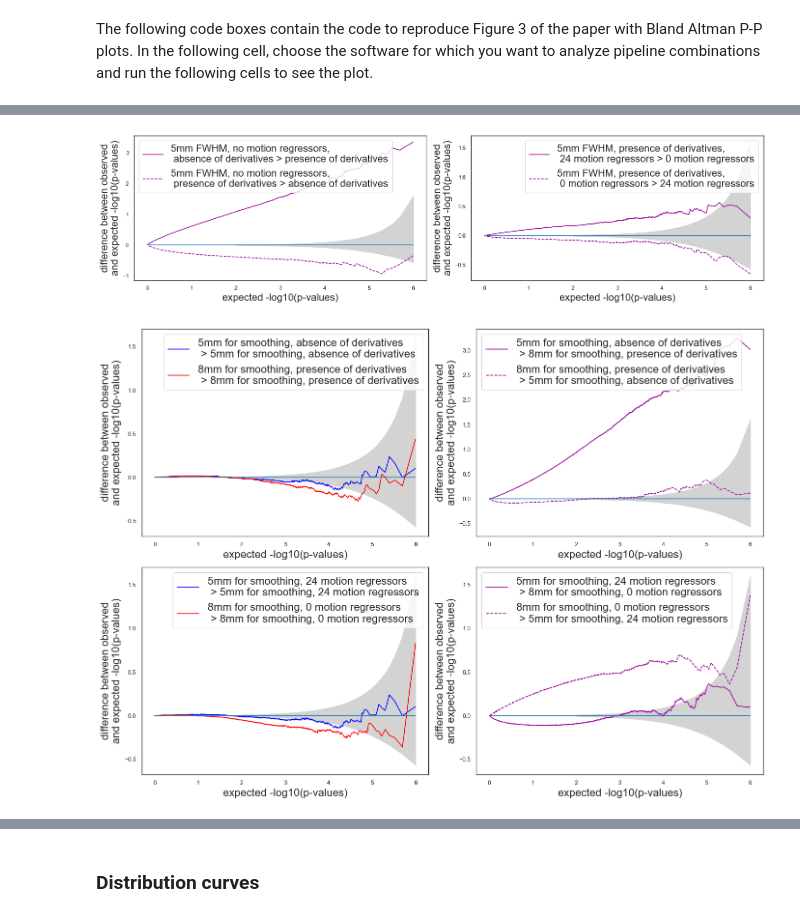
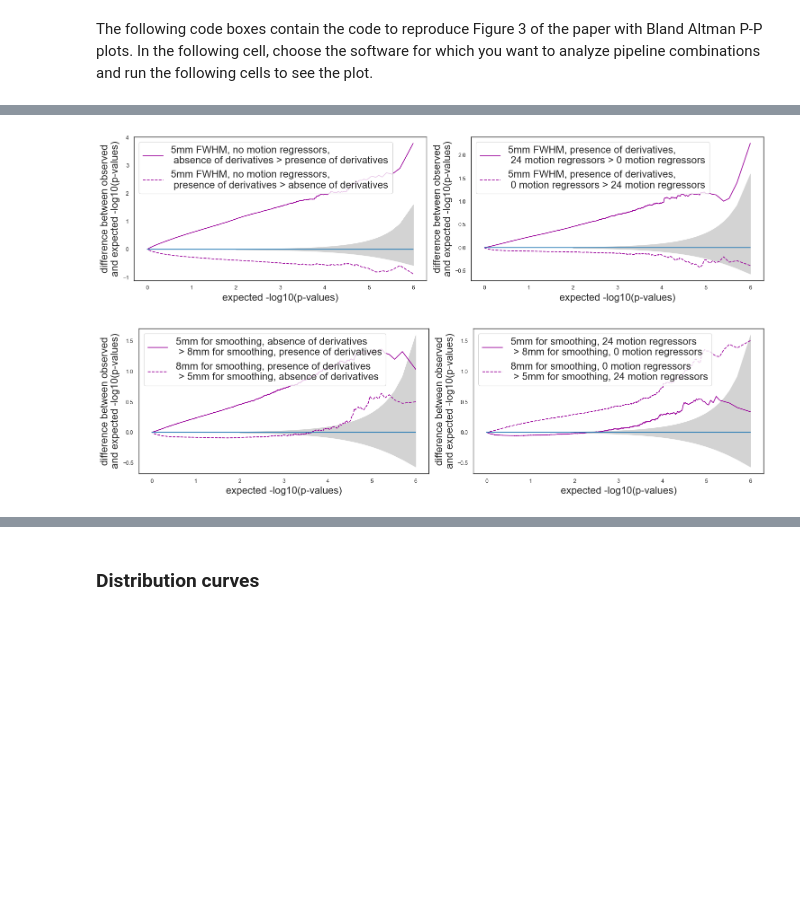
Before and after one commit to elodiegermani/pipeline_compatibility, a Jupyter notebook: results/notebook.ipynb, the cells around one changed output, grey strips where cells are left out. Cells and saved outputs as stored; diff of their text form; code cells hidden in the pictures; blank space fills up the shorter version.

```diff
--- a/results/notebook.ipynb
+++ b/results/notebook.ipynb
@@ -591,9 +620,6 @@ plt.show()
 # %%
 from lib import samples, plots
 import os
-
-soft = 'spm'
-
 
 figs, ax = plt.subplots(
     nrows=1,
@@ -647,41 +673,13 @@ figs.tight_layout()
 plt.savefig(f'../figures/pp-plots_{soft}-supplementary.png')
 plt.show()
 # %% [output]
-[figure, old version]
+[figure, new version]
 # %%
-soft = 'spm'
 
 figs, ax = plt.subplots(
-    nrows=2,
+    nrows=1,
     ncols=2,
-    figsize=(14, 10)
-)
-
-##### Smoothing + HRF derivatives
-data1_1, data1_2 = samples.voxel_concat_sample(
-    f'{soft}-5-24-0',
-    f'{soft}-5-24-0',
-    '../figures/samples/',
-    '/Volumes/hcp_pipelines_compatibility/figures'
-)
-
-data2_1, data2_2 = samples.voxel_concat_sample(
-    f'{soft}-8-24-1',
-    f'{soft}-8-24-1',
-    '../figures/samples/',
-    '/Volumes/hcp_pipelines_compatibility/figures'
-)
-
-title1 = '5mm for smoothing, absence of derivatives \n > 5mm for smoothing, absence of derivatives'
-title2 = '8mm for smoothing, presence of derivatives \n > 8mm for smoothing, presence of derivatives'
-
-plots.pp_plot(
-    [data1_1,
-    data2_1],
-    [title1,
-    title2],
-    f=figs,
-    ax1=ax[0,0]
+    figsize=(15, 4)
 )
 
 data1_1, data1_2 = samples.voxel_concat_sample(
@@ -700,60 +698,34 @@ plots.pp_plot(
     [title1,
     title2],
     c = ['#990099', '#990099'],
     l = ['solid', 'dashed'],
     f=figs,
-    ax1=ax[0,1]
-)
-###### Smoothing + motion
-data1_1, data1_2 = samples.voxel_concat_sample(
-    f'{soft}-5-24-0',
-    f'{soft}-5-24-0',
-    '../figures/samples/',
-    '/Volumes/hcp_pipelines_compatibility/figures'
-)
-
-data2_1, data2_2 = samples.voxel_concat_sample(
-    f'{soft}-8-0-0',
-    f'{soft}-8-0-0',
-    '../figures/samples/',
-    '/Volumes/hcp_pipelines_compatibility/figures'
-)
-
-title1 = '5mm for smoothing, 24 motion regressors \n > 5mm for smoothing, 24 motion regressors'
-title2 = '8mm for smoothing, 0 motion regressors \n > 8mm for smoothing, 0 motion regressors'
-
-plots.pp_plot(
-    [data1_1,
-    data2_1],
-    [title1,
-    title2],
-    f=figs,
-    ax1=ax[1,0]
+    ax1=ax[0]
 )
 
 data1_1, data1_2 = samples.voxel_concat_sample(
     f'{soft}-5-24-0',
     f'{soft}-8-0-0',
     '../figures/samples/',
     '/Volumes/hcp_pipelines_compatibility/figures'
 )
 
 title1 = '5mm for smoothing, 24 motion regressors \n > 8mm for smoothing, 0 motion regressors'
 title2 = '8mm for smoothing, 0 motion regressors \n > 5mm for smoothing, 24 motion regressors'
 
 plots.pp_plot(
     [data1_1,
     data1_2],
     [title1,
     title2],
     c = ['#990099', '#990099'],
     l = ['solid', 'dashed'],
     f=figs,
-    ax1=ax[1,1]
+    ax1=ax[1]
 )
 
 figs.tight_layout()
-plt.savefig(f'../figures/pp-plots-2param_{soft}')
+plt.savefig(f'../figures/pp-plots-2param-diff_{soft}.png')
 plt.show()
 # %% [output]
-[figure, old version]
+[figure, new version]
```
Also changed, not shown: parts of 9 cells of this notebook, 12 other files.
